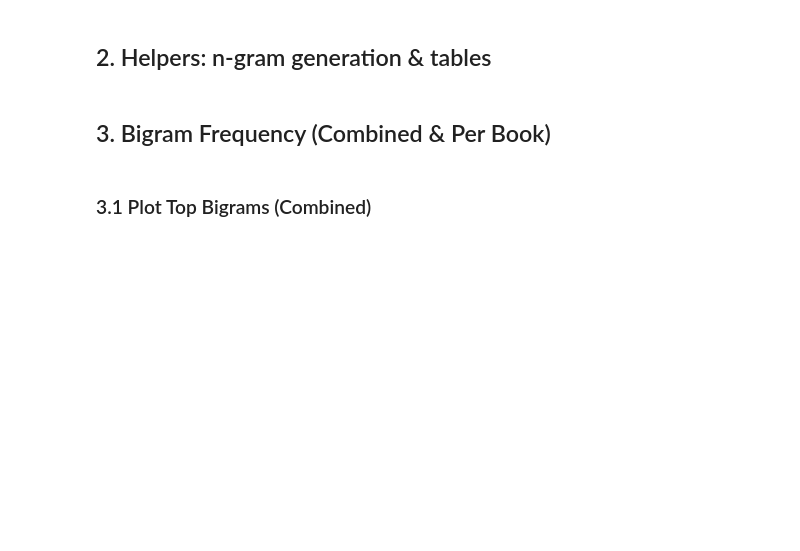
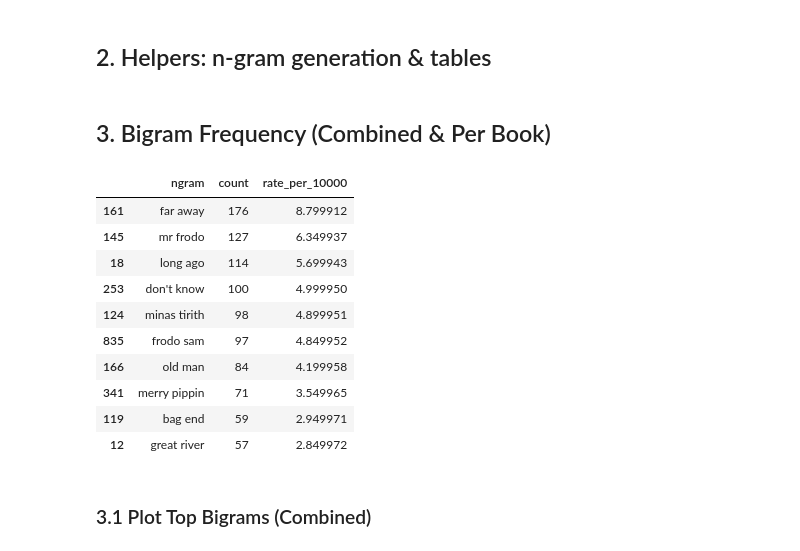
Before and after one commit to Team-DVA/applied-NLP-week2, a Jupyter notebook: notebooks/1_AppliedNLP_Session2_Bi_Trigrams.ipynb, the cells around one changed output. Saved outputs shown, nothing was run; the diff lists cells and outputs as text; code cells hidden in the pictures; blank space fills up the shorter version.

```diff
--- a/notebooks/1_AppliedNLP_Session2_Bi_Trigrams.ipynb
+++ b/notebooks/1_AppliedNLP_Session2_Bi_Trigrams.ipynb
@@ -253,15 +261,28 @@ def freq_table(tokens, n=2, min_count=1, rate_base=10000, top_k=20):
 # %%
 min_c = CONFIG["min_ngram_count"]
 top_k = CONFIG["top_k"]
 rate_base = CONFIG["rate_base"]
 
 # Combined
 bi_df, bi_counts, bi_total = freq_table(tokens, n=2, min_count=min_c, rate_base=rate_base, top_k=top_k)
 # Book-level
 bi_df_1, bi_counts_1, bi_total_1 = freq_table(tokens1, n=2, min_count=min_c, rate_base=rate_base, top_k=top_k)
 bi_df_2, bi_counts_2, bi_total_2 = freq_table(tokens2, n=2, min_count=min_c, rate_base=rate_base, top_k=top_k)
+bi_df_3, bi_counts_3, bi_total_3 = freq_table(tokens3, n=2, min_count=min_c, rate_base=rate_base, top_k=top_k)
 
 bi_df.head(10)
+# %% [output]
+|  | ngram | count | rate_per_10000 |
+| 161 | far away | 176 | 8.799912 |
+| 145 | mr frodo | 127 | 6.349937 |
+| 18 | long ago | 114 | 5.699943 |
+| 253 | don't know | 100 | 4.999950 |
+| 124 | minas tirith | 98 | 4.899951 |
+| 835 | frodo sam | 97 | 4.849952 |
+| 166 | old man | 84 | 4.199958 |
+| 341 | merry pippin | 71 | 3.549965 |
+| 119 | bag end | 59 | 2.949971 |
+| 12 | great river | 57 | 2.849972 |
 # %% [markdown]
 ### 3.1 Plot Top Bigrams (Combined)
 # %%
```
Also changed, not shown: parts of 9 cells of this notebook, 8 other files.
